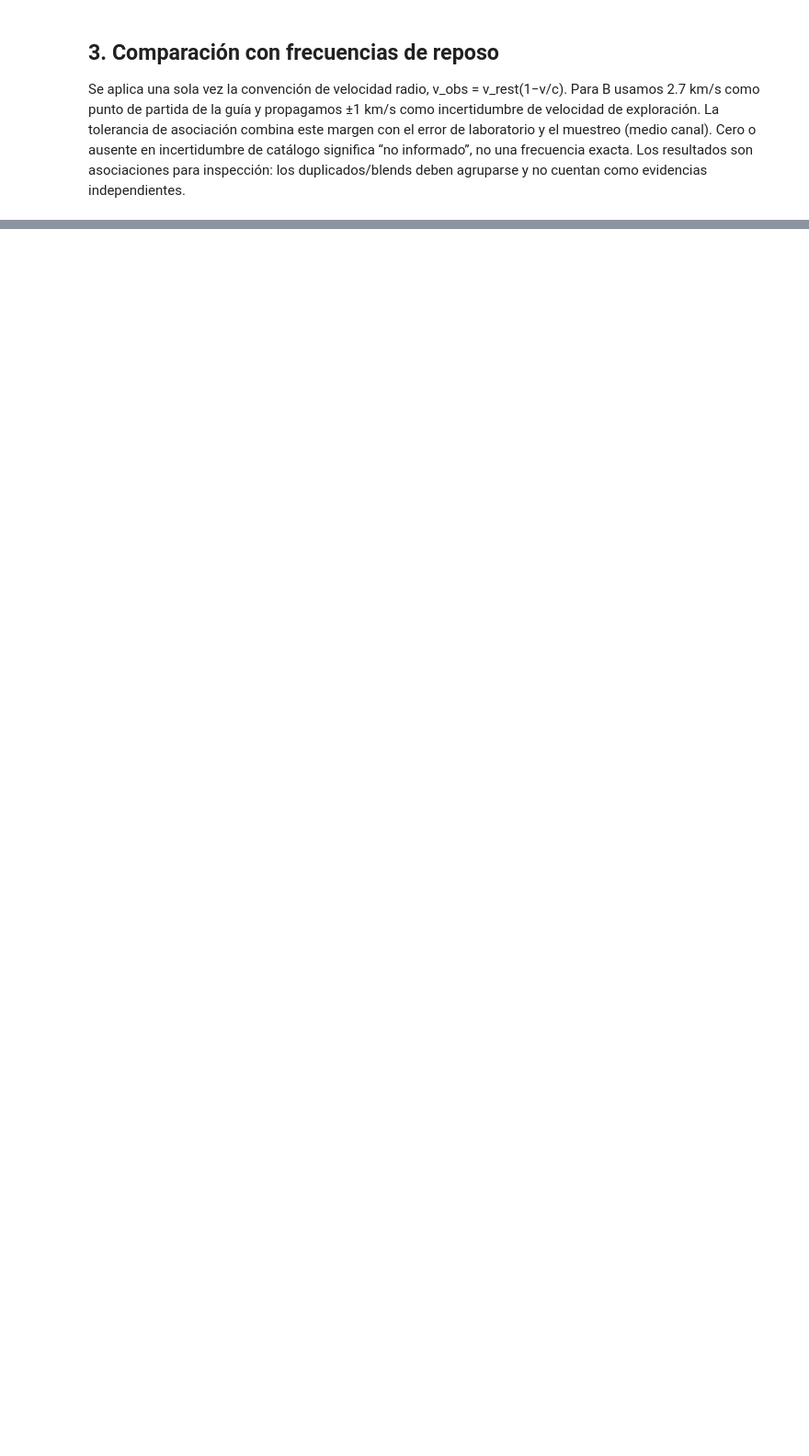
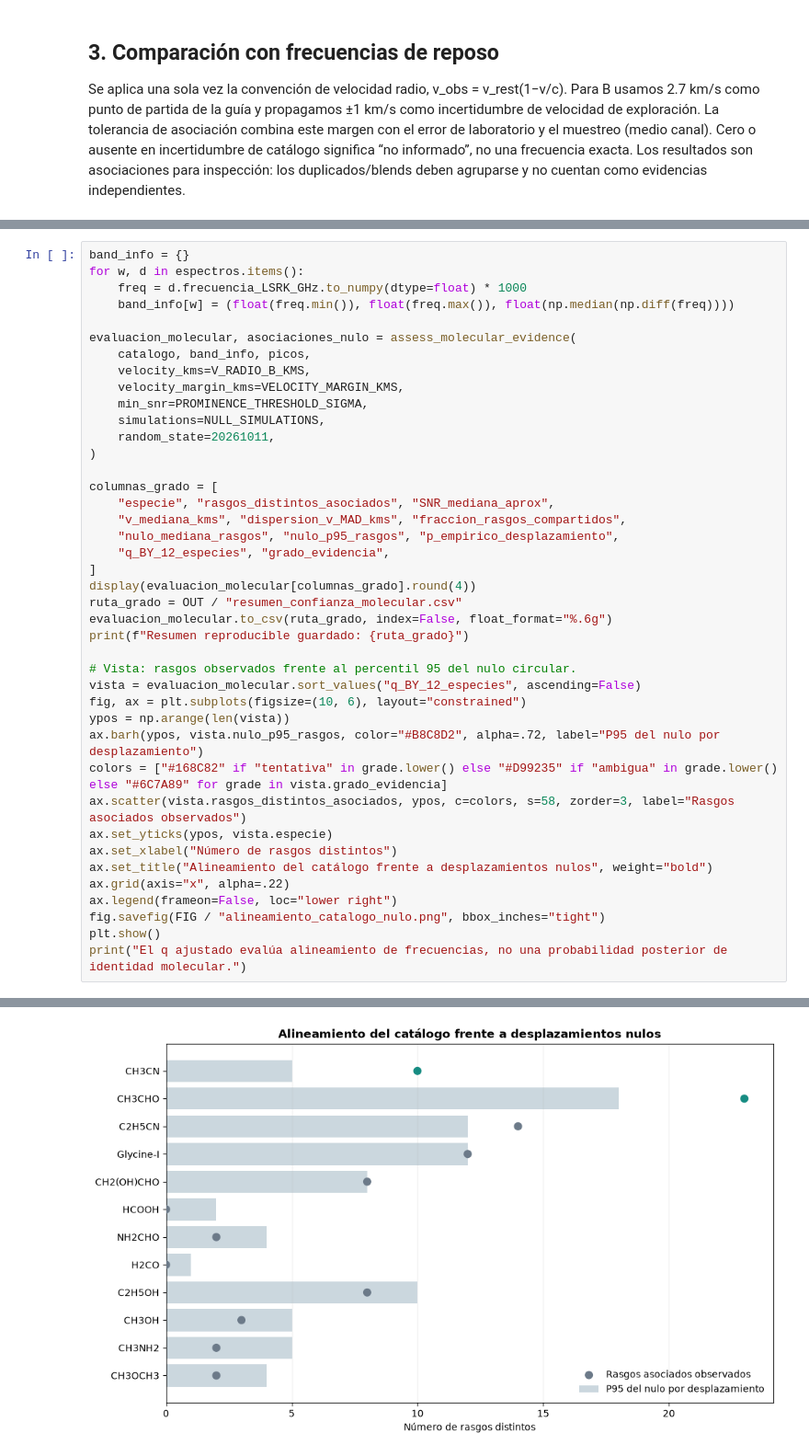
Before and after one commit to Carlitos-m/Skyntists, a Jupyter notebook: herramientas/Inicio_AstroHack.ipynb, the cells around one changed output, grey strips where cells are left out. Shown at 92% size. Saved outputs shown, nothing was run; the diff lists cells and outputs as text; blank space fills up the shorter version.

```diff
--- a/herramientas/Inicio_AstroHack.ipynb
+++ b/herramientas/Inicio_AstroHack.ipynb
@@ -304,0 +315,42 @@ Evidencia guardada: C:\Users\agent\OneDrive\Pictures\AstroHack\Skyntists\Entrega
+# %%
+band_info = {}
+for w, d in espectros.items():
+    freq = d.frecuencia_LSRK_GHz.to_numpy(dtype=float) * 1000
+    band_info[w] = (float(freq.min()), float(freq.max()), float(np.median(np.diff(freq))))
+
+evaluacion_molecular, asociaciones_nulo = assess_molecular_evidence(
+    catalogo, band_info, picos,
+    velocity_kms=V_RADIO_B_KMS,
+    velocity_margin_kms=VELOCITY_MARGIN_KMS,
+    min_snr=PROMINENCE_THRESHOLD_SIGMA,
+    simulations=NULL_SIMULATIONS,
+    random_state=20261011,
+)
+
+columnas_grado = [
+    "especie", "rasgos_distintos_asociados", "SNR_mediana_aprox",
+    "v_mediana_kms", "dispersion_v_MAD_kms", "fraccion_rasgos_compartidos",
+    "nulo_mediana_rasgos", "nulo_p95_rasgos", "p_empirico_desplazamiento",
+    "q_BY_12_especies", "grado_evidencia",
+]
+display(evaluacion_molecular[columnas_grado].round(4))
+ruta_grado = OUT / "resumen_confianza_molecular.csv"
+evaluacion_molecular.to_csv(ruta_grado, index=False, float_format="%.6g")
+print(f"Resumen reproducible guardado: {ruta_grado}")
+
+# Vista: rasgos observados frente al percentil 95 del nulo circular.
+vista = evaluacion_molecular.sort_values("q_BY_12_especies", ascending=False)
+fig, ax = plt.subplots(figsize=(10, 6), layout="constrained")
+ypos = np.arange(len(vista))
+ax.barh(ypos, vista.nulo_p95_rasgos, color="#B8C8D2", alpha=.72, label="P95 del nulo por desplazamiento")
+colors = ["#168C82" if "tentativa" in grade.lower() else "#D99235" if "ambigua" in grade.lower() else "#6C7A89" for grade in vista.grado_evidencia]
+ax.scatter(vista.rasgos_distintos_asociados, ypos, c=colors, s=58, zorder=3, label="Rasgos asociados observados")
+ax.set_yticks(ypos, vista.especie)
+ax.set_xlabel("Número de rasgos distintos")
+ax.set_title("Alineamiento del catálogo frente a desplazamientos nulos", weight="bold")
+ax.grid(axis="x", alpha=.22)
+ax.legend(frameon=False, loc="lower right")
+fig.savefig(FIG / "alineamiento_catalogo_nulo.png", bbox_inches="tight")
+plt.show()
+print("El q ajustado evalúa alineamiento de frecuencias, no una probabilidad posterior de identidad molecular.")
+# %% [output]
@@ -304,0 +371 @@ Evidencia guardada: C:\Users\agent\OneDrive\Pictures\AstroHack\Skyntists\Entrega
+[figure, added]
```
Also changed, not shown: parts of 8 cells of this notebook, 17 other files.
